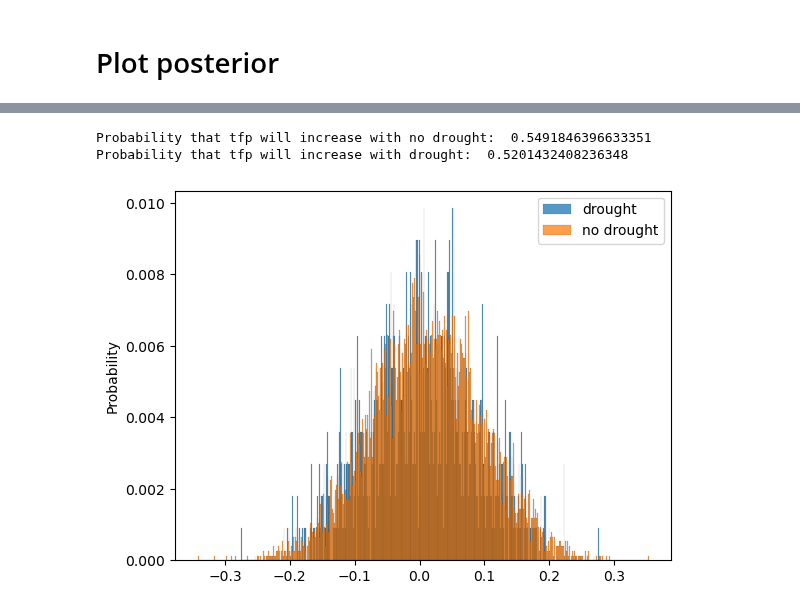
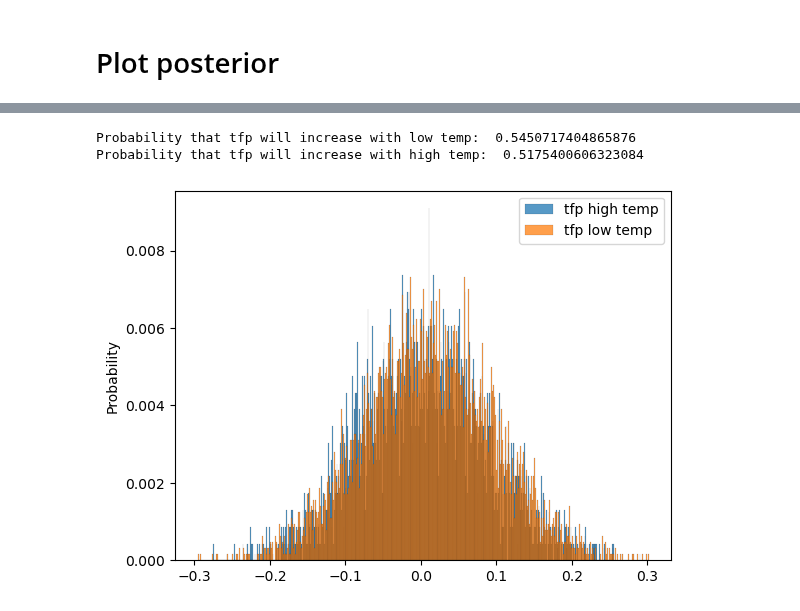
Before and after one commit to greenguy33/environmental-bayesian-modeling, a Jupyter notebook: notebooks/temp_precip_drought_agtfp.ipynb, the cells around one changed output, grey strips where cells are left out. Cells and saved outputs as stored; diff of their text form; code cells hidden in the pictures.

```diff
--- a/notebooks/temp_precip_drought_agtfp.ipynb
+++ b/notebooks/temp_precip_drought_agtfp.ipynb
@@ -80,21 +28,0 @@ print(len(temp_miss_prediction))
-# %%
-with pm.Model() as model:
-
-    # temperature
-    # temp_prior = pm.Normal("temp_prior", 0, 30)
-    # temp_std = pm.HalfNormal("temp_std", 30)
-    # temp_posterior = pm.Normal("temp_posterior", temp_prior, temp_std, observed=integrated_data["Unweighted_Temp"])
-    temp_mixture = pm.Dirichlet("temp_mixture", np.array([1]*3))
-    temp_prior = pm.Normal("temp_prior", 0, 30, shape=(1, 3))
-    temp_std = pm.HalfNormal("temp_std", 30, shape=3)
-    temp_posterior = pm.NormalMixture("temp_posterior", temp_mixture, temp_prior, temp_std, observed=integrated_data["Unweighted_Temp"])
-
-    # drought
-    drought_coef_matrix = pm.Normal("drought_likelihood_coefs", np.zeros((len(integrated_data["Drought"]), 2)), 1)
-    drought_likelihood_coefs = pt.reshape(temp_posterior, (len(integrated_data["Drought"]), 1)) * drought_coef_matrix
-    drought_prior = pm.Deterministic("drought_prior", pm.math.softmax(drought_likelihood_coefs, axis=-1))
-    drought_posterior = pm.Categorical("drought_posterior", drought_prior, observed=integrated_data["Drought"])
-
-    d_prior = pm.sample_prior_predictive()
-    d_trace = pm.sample()
-    d_posterior = pm.sample_posterior_predictive(d_trace, extend_inferencedata=True)
@@ -173,0 +119,5 @@ fig.show()
+# %%
+temp_inverse_sampled = temp_scaler.inverse_transform(np.array(posterior["posterior_predictive"]["temp_posterior"][0][0].data).reshape(-1,1)).flatten()
+precip_inverse_sampled = precip_scaler.inverse_transform(np.array(posterior["posterior_predictive"]["precip_posterior"][0][0].data).reshape(-1,1)).flatten()
+tfp_inverse_sampled = tfp_scaler.inverse_transform(np.array(posterior["posterior_predictive"]["tfp_posterior"][0][0].data).reshape(-1,1)).flatten()
+drought_sampled = posterior["posterior_predictive"]["drought_posterior"][0][0].data
@@ -174 +126,21 @@ fig.show()
+# %%
+tfp_high_temp, tfp_low_temp = [], []
+for i in range(len(temp_inverse_sampled)):
+    if temp_inverse_sampled[i] < 25:
+        tfp_low_temp.append(tfp_inverse_sampled[i])
+    elif temp_inverse_sampled[i] > 25:
+        tfp_high_temp.append(tfp_inverse_sampled[i])
+# %%
+fig, ax = plt.subplots()
+sns.histplot(data=np.array(tfp_high_temp), stat='probability', bins=500, ax=ax, label="tfp high temp")
+sns.histplot(data=np.array(tfp_low_temp), stat='probability', bins=500, ax=ax, label="tfp low temp")
+ax.legend()
+high_height = [h.get_height() for h in ax.patches[:int(len(ax.patches)/2)] if h.get_x() > 0]
+low_height = [h.get_height() for h in ax.patches[int(len(ax.patches)/2):] if h.get_x() > 0]
+print("Probability that tfp will increase with low temp: ", np.sum(low_height))
+print("Probability that tfp will increase with high temp: ", np.sum(high_height))
+# %% [output]
+Probability that tfp will increase with low temp:  0.5450717404865876
+Probability that tfp will increase with high temp:  0.5175400606323084
+[figure, added]
 # %%
@@ -185,13 +152,0 @@ for i in range(1):
-# %%
-fig, ax = plt.subplots()
-sns.histplot(data=np.array(drought), stat='probability', bins=500, ax=ax, label="drought")
-sns.histplot(data=np.array(no_drought), stat='probability', bins=500, ax=ax, label="no drought")
-ax.legend()
-drought_area_height = [h.get_height() for h in ax.patches[:int(len(ax.patches)/2)] if h.get_x() > 0]
-no_drought_area_height = [h.get_height() for h in ax.patches[int(len(ax.patches)/2):] if h.get_x() > 0]
-print("Probability that tfp will increase with no drought: ", np.sum(no_drought_area_height))
-print("Probability that tfp will increase with drought: ", np.sum(drought_area_height))
-# %% [output]
-Probability that tfp will increase with no drought:  0.5491846396633351
-Probability that tfp will increase with drought:  0.5201432408236348
-[figure, removed]
```
Also changed, not shown: parts of 25 cells of this notebook, 3 other files.
